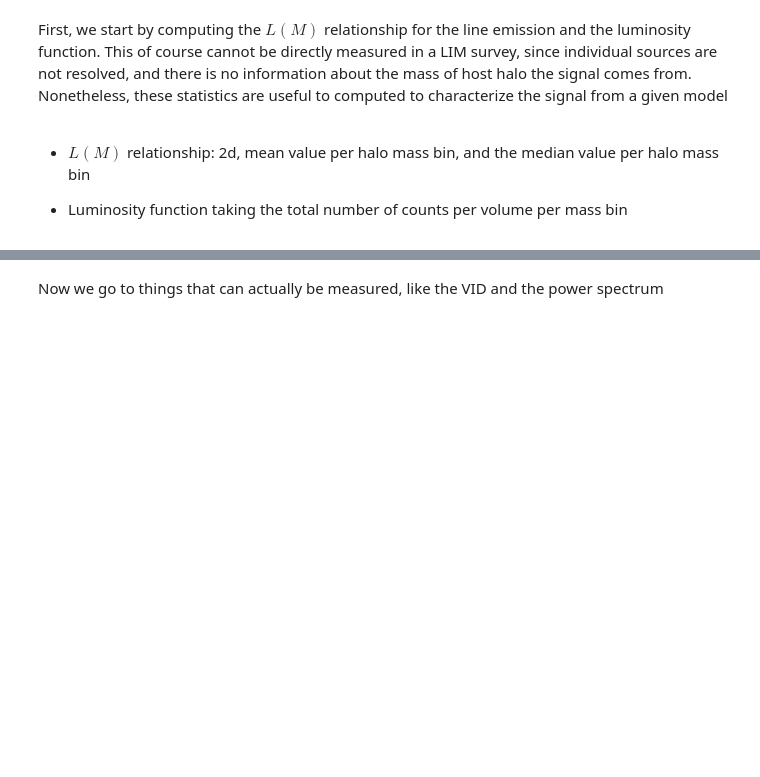
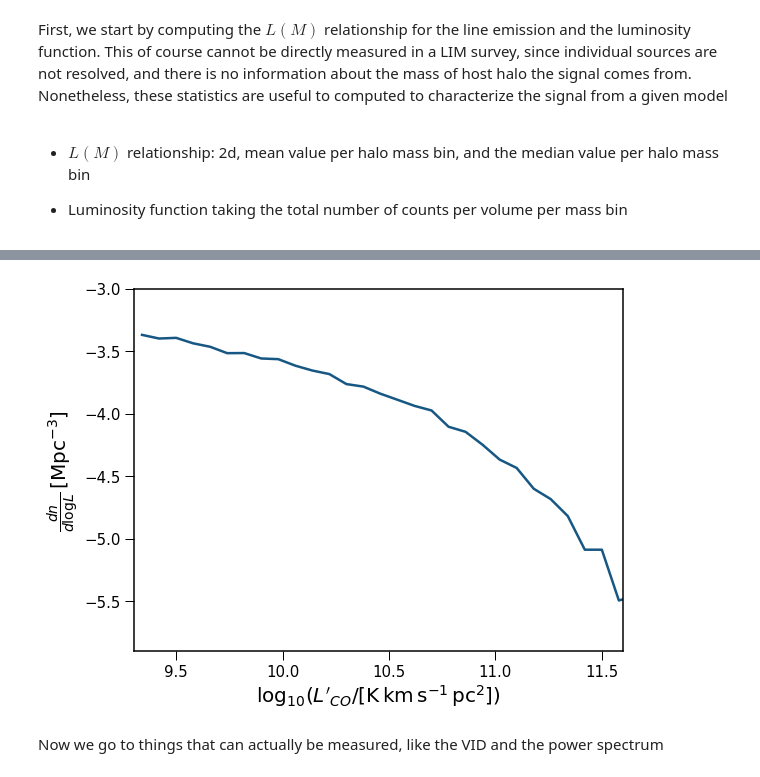
Before and after one commit to kokron/skyLine, a Jupyter notebook: examples/quickstart.ipynb, the cells around one changed output, grey strips where cells are left out. Saved outputs shown, nothing was run; the diff lists cells and outputs as text; code cells hidden in the pictures; blank space fills up the shorter version.

```diff
--- a/examples/quickstart.ipynb
+++ b/examples/quickstart.ipynb
@@ -207,22 +224,24 @@ cbar.set_ticklabels([r'$\leq 10^3$','$10^4$','$10^5$','$10^6$'])
 # %%
 #make the plot for the luminsotiy function
 
 gs = gridspec.GridSpec(1, 1,left=0.12,bottom=0.14,right=0.97,top=0.98,wspace=.0,hspace=.0)
 fig = plt.figure(figsize=(8,6))
 
 ax = plt.subplot(gs[0,0])
 
 ax.plot(logL[:-1]+np.diff(logL)[0]/2,np.log10(phi.value))
 
-plt.ylim(-5.9,-1.8)
-plt.xlim(9,3,11.6)
+plt.ylim(-5.9,-3)
+plt.xlim(9.3,11.6)
 
 ax.set_ylabel(r'$\frac{dn}{d\log L}\, [{\rm Mpc}^{-3}]$',fontsize=20)
 ax.set_xlabel(r"$\log_{10} (L'_{CO}/ [{\rm K\, km\, s^{-1}\, pc^2}])$",fontsize=20)
 ax.tick_params(axis='both',width=1,length=9,labelsize=15)
 ax.tick_params(axis='both',which='minor',width=1,length=5,labelsize=15)
 
 plt.show()
+# %% [output]
+[figure, added]
 # %% [markdown]
 Now we go to things that can actually be measured, like the VID and the power spectrum
 # %% [markdown]
```
Also changed, not shown: parts of 14 cells of this notebook.
